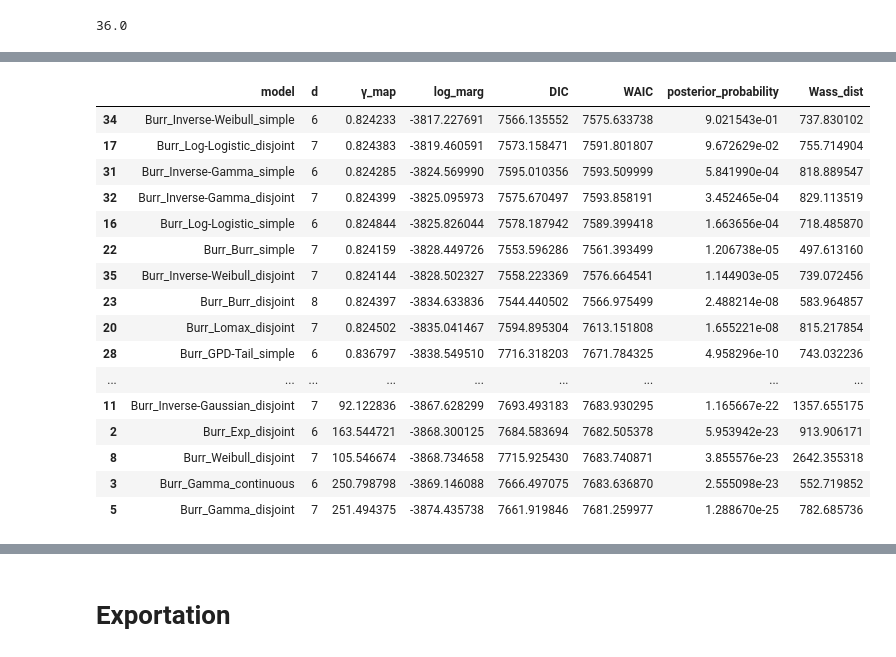
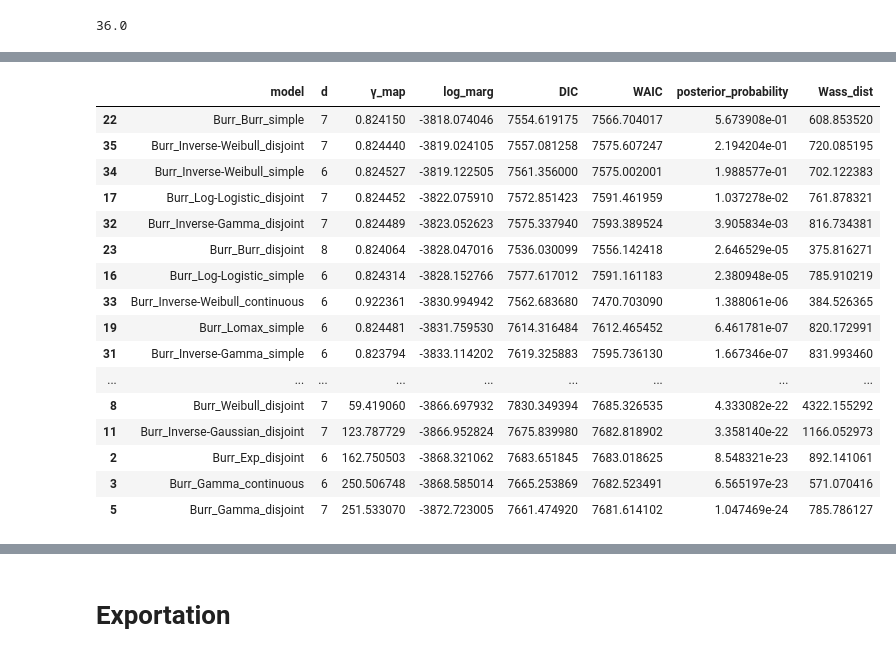
Before and after one commit to LaGauffre/SMCCompoMo, a Jupyter notebook: Script/danish/spliced_model_Burr.nbconvert.ipynb, the cells around one changed output, grey strips where cells are left out. Drawn from its saved outputs; the diff is of its cells as text; code cells hidden in the pictures.

```diff
--- a/Script/danish/spliced_model_Burr.nbconvert.ipynb
+++ b/Script/danish/spliced_model_Burr.nbconvert.ipynb
@@ -24,7 +25,7 @@ body_model_priors= [
 # %% [markdown]
 # Spliced model with free threshold
 # %%
-γ_prior = bsm.prior_model('uniform', "γ", min(X), max(X))
+γ_prior = bs.prior_model('uniform', "γ", min(X), max(X))
 # %%
 # Model for the tail of the distribution
 tail_model_names = ["Exp", "Gamma", "Weibull", "Inverse-Gaussian", "Lognormal", "Log-Logistic", "Lomax", "Burr", "Pareto-Tail", "GPD-Tail", "Inverse-Gamma", "Inverse-Weibull"]
@@ -33,20 +34,20 @@ tail_model_names = ["Exp", "Gamma", "Weibull", "Inverse-Gaussian", "Lognormal",
 tail_model_param_names = [['λ2'], ["r2", "m2"], ["k2", "β2"], ["μ2", "λ2"], ["μ2", "σ2"], ["β2", "σ2"], ["α2", "σ2"], ["α2", "β2", "σ2"], ["α2"], ["ξ2","σ2"], ["r2", "m2"], ["k2", "β2"]]
 
 # Prior distributions over the parameters of the bulk distribution
-tail_model_priors= [[bsm.prior_model('gamma',tail_model_param_names[0][0], 1, 1)],
-                [bsm.prior_model('gamma',tail_model_param_names[1][0], 1, 1), bsm.prior_model('gamma',tail_model_param_names[1][1], 1, 1)],
-                [bsm.prior_model('gamma',tail_model_param_names[2][0], 1, 1), bsm.prior_model('gamma',tail_model_param_names[2][1], 1, 1)],
-                [bsm.prior_model('gamma',tail_model_param_names[3][0], 1, 1), bsm.prior_model('gamma',tail_model_param_names[3][1], 1, 1)],
-                [bsm.prior_model('normal',tail_model_param_names[4][0], 0, 0.5), bsm.prior_model('gamma',tail_model_param_names[4][1], 1, 1)],
-                [bsm.prior_model('gamma',tail_model_param_names[5][0], 1, 1), bsm.prior_model('gamma',tail_model_param_names[5][1], 1, 1)],
-                [bsm.prior_model('gamma',tail_model_param_names[6][0], 1, 1), bsm.prior_model('gamma',tail_model_param_names[6][1], 1, 1)],
-                [bsm.prior_model('gamma',tail_model_param_names[7][0], 1, 1), bsm.prior_model('gamma',tail_model_param_names[7][1], 1, 1), bsm.prior_model('gamma',tail_model_param_names[7][2], 1, 1)],
-                [bsm.prior_model('gamma',tail_model_param_names[8][0], 1, 1)],
-                [bsm.prior_model('gamma',tail_model_param_names[9][0], 1, 1), bsm.prior_model('gamma',tail_model_param_names[9][1], 1, 1)],
-                [bsm.prior_model('gamma',tail_model_param_names[10][0], 1, 1), bsm.prior_model('gamma',tail_model_param_names[10][1], 1, 1)],
-                [bsm.prior_model('gamma',tail_model_param_names[11][0], 1, 1), bsm.prior_model('gamma',tail_model_param_names[11][1], 1, 1)]
+tail_model_priors= [[bs.prior_model('gamma',tail_model_param_names[0][0], 1, 1)],
+                [bs.prior_model('gamma',tail_model_param_names[1][0], 1, 1), bs.prior_model('gamma',tail_model_param_names[1][1], 1, 1)],
+                [bs.prior_model('gamma',tail_model_param_names[2][0], 1, 1), bs.prior_model('gamma',tail_model_param_names[2][1], 1, 1)],
+                [bs.prior_model('gamma',tail_model_param_names[3][0], 1, 1), bs.prior_model('gamma',tail_model_param_names[3][1], 1, 1)],
+                [bs.prior_model('normal',tail_model_param_names[4][0], 0, 0.5), bs.prior_model('gamma',tail_model_param_names[4][1], 1, 1)],
+                [bs.prior_model('gamma',tail_model_param_names[5][0], 1, 1), bs.prior_model('gamma',tail_model_param_names[5][1], 1, 1)],
+                [bs.prior_model('gamma',tail_model_param_names[6][0], 1, 1), bs.prior_model('gamma',tail_model_param_names[6][1], 1, 1)],
+                [bs.prior_model('gamma',tail_model_param_names[7][0], 1, 1), bs.prior_model('gamma',tail_model_param_names[7][1], 1, 1), bs.prior_model('gamma',tail_model_param_names[7][2], 1, 1)],
+                [bs.prior_model('gamma',tail_model_param_names[8][0], 1, 1)],
+                [bs.prior_model('gamma',tail_model_param_names[9][0], 1, 1), bs.prior_model('gamma',tail_model_param_names[9][1], 1, 1)],
+                [bs.prior_model('gamma',tail_model_param_names[10][0], 1, 1), bs.prior_model('gamma',tail_model_param_names[10][1], 1, 1)],
+                [bs.prior_model('gamma',tail_model_param_names[11][0], 1, 1), bs.prior_model('gamma',tail_model_param_names[11][1], 1, 1)]
 ]
-p_prior = bsm.prior_model('uniform',"p", 0, 1)
+p_prior = bs.prior_model('uniform',"p", 0, 1)
 
 #Splicing model type
 splicing_types = ["continuous", "simple", "disjoint"]
@@ -56,13 +57,13 @@ fs, f_names, prior_spliced_model = [], [], []
 for i in range(len(body_model_names)):
     for j in range(len(tail_model_names)):
         for splicing_type in splicing_types:
-            f1, f2 =  bsm.loss_model(body_model_names[i], body_model_param_names[i]), bsm.loss_model(tail_model_names[j], tail_model_param_names[j])
-            fs.append(bsm.spliced_loss_model(f1 , f2, splicing_type))
+            f1, f2 =  bs.loss_model(body_model_names[i], body_model_param_names[i]), bs.loss_model(tail_model_names[j], tail_model_param_names[j])
+            fs.append(bs.spliced_loss_model(f1 , f2, splicing_type))
             f_names.append(body_model_names[i] +"_"+ tail_model_names[j]+"_"+splicing_type)
             if splicing_type == "disjoint":
-                prior_spliced_model.append(bsm.independent_priors(body_model_priors[i] + tail_model_priors[j] + [γ_prior, p_prior]))
+                prior_spliced_model.append(bs.independent_priors(body_model_priors[i] + tail_model_priors[j] + [γ_prior, p_prior]))
             else:
-                prior_spliced_model.append(bsm.independent_priors(body_model_priors[i] + tail_model_priors[j] + [γ_prior]))
+                prior_spliced_model.append(bs.independent_priors(body_model_priors[i] + tail_model_priors[j] + [γ_prior]))
 for f in fs:
     f.set_ppf()
 f_spliced_dic = dict(zip(f_names, fs))
@@ -71,10 +72,10 @@ len(f_names)/splits
 # %% [output]
 36.0
 # %%
-popSize, ρ, c, n_step_max, err, paralell, n_proc, verbose = 10000, 1/2, 0.99, 25, 1e-6, False, 4, False
+popSize, ρ, c, n_step_max, err, paralell, n_proc, verbose = 20000, 1/2, 0.99, 25, 1e-6, False, 4, False
 def fit_spliced_models(i):
     print(f_names[i])
-    trace, log_marg, DIC, WAIC = bsm.smc_likelihood_annealing(X, fs[i], popSize, prior_spliced_model[i], ρ, c,n_step_max, err, paralell, 4, verbose)
+    trace, log_marg, DIC, WAIC = bs.smc(X, fs[i], popSize, prior_spliced_model[i], ρ, c,n_step_max, err, paralell, 4, verbose)
     return([trace, log_marg, DIC, WAIC])
 
 res = []
@@ -89,34 +90,34 @@ Wall time: 21min 51s
 # %%
 fit_spliced_models_dic = dict(zip(f_names, res))
 γ_map = np.array([fit_spliced_models_dic[f_names[k]][0]['γ'].mean() for k in range(len(fit_spliced_models_dic))])
 spliced_model_df = pd.DataFrame({'model':f_names,
                                  "d": np.array([f.d for f in fs]),
                                  "γ_map": np.array([fit_spliced_models_dic[f_names[k]][0]['γ'].mean() for k in range(len(fit_spliced_models_dic))]),
                                  'log_marg':  np.array([fit_spliced_models_dic[f_names[k]][1] for k in range(len(fit_spliced_models_dic))]),
                                  "DIC": np.array([fit_spliced_models_dic[f_names[k]][2] for k in range(len(fit_spliced_models_dic))]),
                                  "WAIC":np.array([fit_spliced_models_dic[f_names[k]][3] for k in range(len(fit_spliced_models_dic))])})
 spliced_model_df["posterior_probability"] = np.exp(spliced_model_df["log_marg"] - np.max(spliced_model_df["log_marg"])) / np.sum(np.exp(spliced_model_df["log_marg"] - np.max(spliced_model_df["log_marg"])))
 
-spliced_model_df["Wass_dist"] = np.array([bsm.compute_Wasserstein(X, f_spliced_dic[model_name], fit_spliced_models_dic[model_name][0].mean().values, 1) for model_name in spliced_model_df["model"].values])
+spliced_model_df["Wass_dist"] = np.array([bs.compute_Wasserstein(X, f_spliced_dic[model_name], fit_spliced_models_dic[model_name][0].mean().values, 1) for model_name in spliced_model_df["model"].values])
 spliced_model_df.sort_values(by='log_marg', ascending=False)
 # %% [output]
 |  | model | d | γ_map | log_marg | DIC | WAIC | posterior_probability | Wass_dist |
-| 34 | Burr_Inverse-Weibull_simple | 6 | 0.824233 | -3817.227691 | 7566.135552 | 7575.633738 | 9.021543e-01 | 737.830102 |
-| 17 | Burr_Log-Logistic_disjoint | 7 | 0.824383 | -3819.460591 | 7573.158471 | 7591.801807 | 9.672629e-02 | 755.714904 |
-| 31 | Burr_Inverse-Gamma_simple | 6 | 0.824285 | -3824.569990 | 7595.010356 | 7593.509999 | 5.841990e-04 | 818.889547 |
-| 32 | Burr_Inverse-Gamma_disjoint | 7 | 0.824399 | -3825.095973 | 7575.670497 | 7593.858191 | 3.452465e-04 | 829.113519 |
-| 16 | Burr_Log-Logistic_simple | 6 | 0.824844 | -3825.826044 | 7578.187942 | 7589.399418 | 1.663656e-04 | 718.485870 |
-| 22 | Burr_Burr_simple | 7 | 0.824159 | -3828.449726 | 7553.596286 | 7561.393499 | 1.206738e-05 | 497.613160 |
-| 35 | Burr_Inverse-Weibull_disjoint | 7 | 0.824144 | -3828.502327 | 7558.223369 | 7576.664541 | 1.144903e-05 | 739.072456 |
-| 23 | Burr_Burr_disjoint | 8 | 0.824397 | -3834.633836 | 7544.440502 | 7566.975499 | 2.488214e-08 | 583.964857 |
-| 20 | Burr_Lomax_disjoint | 7 | 0.824502 | -3835.041467 | 7594.895304 | 7613.151808 | 1.655221e-08 | 815.217854 |
-| 28 | Burr_GPD-Tail_simple | 6 | 0.836797 | -3838.549510 | 7716.318203 | 7671.784325 | 4.958296e-10 | 743.032236 |
+| 22 | Burr_Burr_simple | 7 | 0.824150 | -3818.074046 | 7554.619175 | 7566.704017 | 5.673908e-01 | 608.853520 |
+| 35 | Burr_Inverse-Weibull_disjoint | 7 | 0.824440 | -3819.024105 | 7557.081258 | 7575.607247 | 2.194204e-01 | 720.085195 |
+| 34 | Burr_Inverse-Weibull_simple | 6 | 0.824527 | -3819.122505 | 7561.356000 | 7575.002001 | 1.988577e-01 | 702.122383 |
+| 17 | Burr_Log-Logistic_disjoint | 7 | 0.824452 | -3822.075910 | 7572.851423 | 7591.461959 | 1.037278e-02 | 761.878321 |
+| 32 | Burr_Inverse-Gamma_disjoint | 7 | 0.824489 | -3823.052623 | 7575.337940 | 7593.389524 | 3.905834e-03 | 816.734381 |
+| 23 | Burr_Burr_disjoint | 8 | 0.824064 | -3828.047016 | 7536.030099 | 7556.142418 | 2.646529e-05 | 375.816271 |
+| 16 | Burr_Log-Logistic_simple | 6 | 0.824314 | -3828.152766 | 7577.617012 | 7591.161183 | 2.380948e-05 | 785.910219 |
+| 33 | Burr_Inverse-Weibull_continuous | 6 | 0.922361 | -3830.994942 | 7562.683680 | 7470.703090 | 1.388061e-06 | 384.526365 |
+| 19 | Burr_Lomax_simple | 6 | 0.824481 | -3831.759530 | 7614.316484 | 7612.465452 | 6.461781e-07 | 820.172991 |
+| 31 | Burr_Inverse-Gamma_simple | 6 | 0.823794 | -3833.114202 | 7619.325883 | 7595.736130 | 1.667346e-07 | 831.993460 |
 | ... | ... | ... | ... | ... | ... | ... | ... | ... |
-| 11 | Burr_Inverse-Gaussian_disjoint | 7 | 92.122836 | -3867.628299 | 7693.493183 | 7683.930295 | 1.165667e-22 | 1357.655175 |
-| 2 | Burr_Exp_disjoint | 6 | 163.544721 | -3868.300125 | 7684.583694 | 7682.505378 | 5.953942e-23 | 913.906171 |
-| 8 | Burr_Weibull_disjoint | 7 | 105.546674 | -3868.734658 | 7715.925430 | 7683.740871 | 3.855576e-23 | 2642.355318 |
-| 3 | Burr_Gamma_continuous | 6 | 250.798798 | -3869.146088 | 7666.497075 | 7683.636870 | 2.555098e-23 | 552.719852 |
-| 5 | Burr_Gamma_disjoint | 7 | 251.494375 | -3874.435738 | 7661.919846 | 7681.259977 | 1.288670e-25 | 782.685736 |
+| 8 | Burr_Weibull_disjoint | 7 | 59.419060 | -3866.697932 | 7830.349394 | 7685.326535 | 4.333082e-22 | 4322.155292 |
+| 11 | Burr_Inverse-Gaussian_disjoint | 7 | 123.787729 | -3866.952824 | 7675.839980 | 7682.818902 | 3.358140e-22 | 1166.052973 |
+| 2 | Burr_Exp_disjoint | 6 | 162.750503 | -3868.321062 | 7683.651845 | 7683.018625 | 8.548321e-23 | 892.141061 |
+| 3 | Burr_Gamma_continuous | 6 | 250.506748 | -3868.585014 | 7665.253869 | 7682.523491 | 6.565197e-23 | 571.070416 |
+| 5 | Burr_Gamma_disjoint | 7 | 251.533070 | -3872.723005 | 7661.474920 | 7681.614102 | 1.047469e-24 | 785.786127 |
 # %%
 model_names = spliced_model_df.sort_values(by='log_marg', ascending=False)["model"][:3]
 for model_name in model_names:
```
Also changed, not shown: parts of 5 cells of this notebook, 11 other files.
